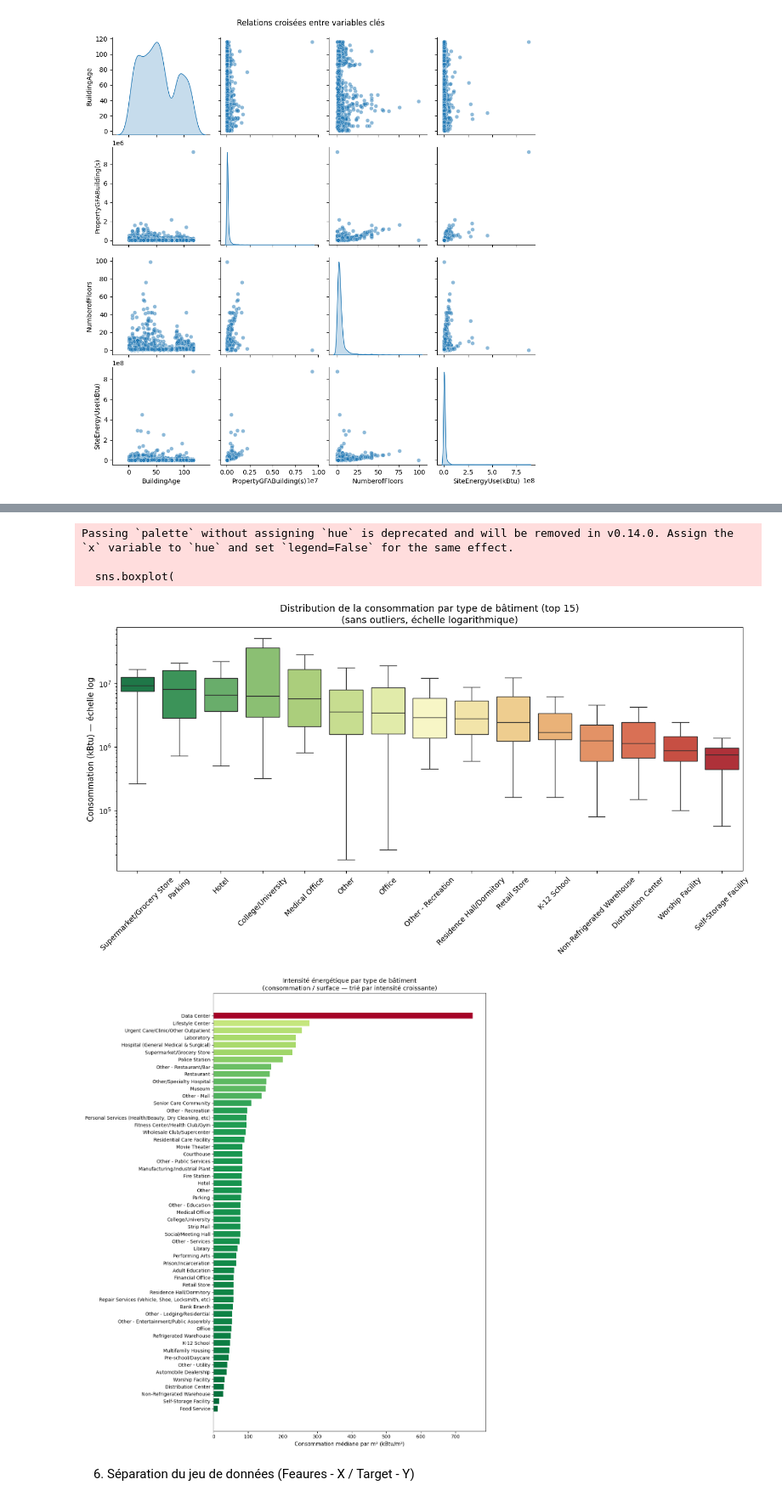
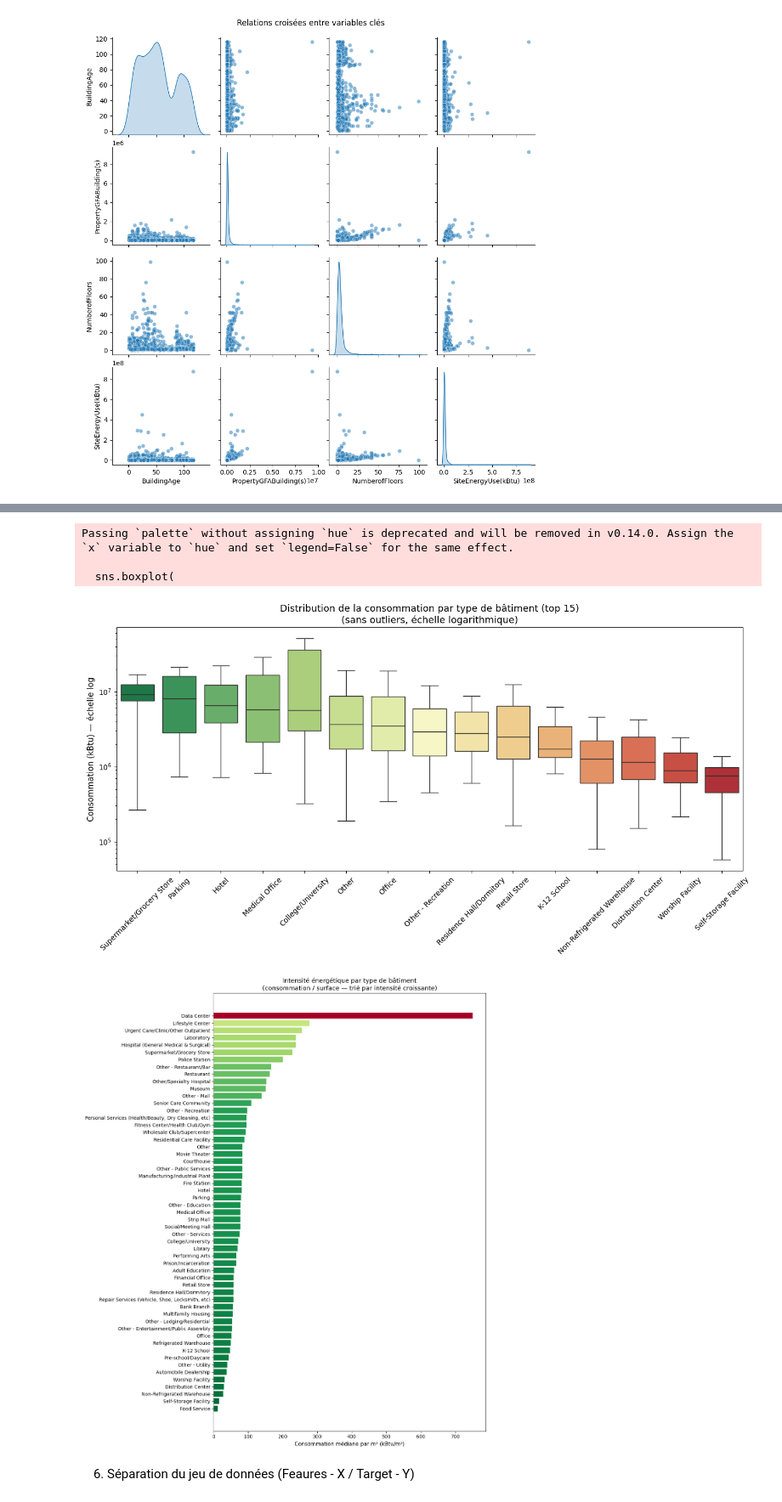
Before and after one commit to AxelFB1992/projet6, a Jupyter notebook: template_modelisation_supervisee.ipynb, the cells around one changed output, grey strips where cells are left out. Shown at 85% size. Saved outputs shown, nothing was run; the diff lists cells and outputs as text; code cells hidden in the pictures.

```diff
--- a/template_modelisation_supervisee.ipynb
+++ b/template_modelisation_supervisee.ipynb
@@ -2101,13 +2137,22 @@ import seaborn as sns
 
 # Repartir du dataset avant mapping pour avoir les modalités originales
 #df_raw = filtered_15_building_consumption.copy()
-df_raw = pd.read_csv("2016_Building_Energy_Benchmarking.csv")
+#df_raw = pd.read_csv("2016_Building_Energy_Benchmarking.csv")
 
 # Appliquer les mêmes filtres qu'avant
 types_non_residentiels = ['NonResidential', 'Nonresidential COS', 'NonResidential WA', 'SPS-District K-12', 'Campus']
-df_raw = df_raw[df_raw['BuildingType'].isin(types_non_residentiels)].copy()
+#df_raw = df_raw[df_raw['BuildingType'].isin(types_non_residentiels)].copy()
+
+#On va plutôt faire un copy sur la version 12 du dataframe que l'on a en notre possession : filtered_12_building_consumption
+#Cette version est celle juste avant de supprimer les LargestPropertyUseType, SecondLargestPropertyUseType et ThirdLargestPropertyUseType et leurs surfaces
+#Ce sont ces variables que l'on souhaite analyser pour voir si elles ne peuvent pas être regroupés donc il est important d'avoir une version qui les a conservé
+#Dans, dans cette version, on a déjà supprimé un bon nombre d'outliers grâce aux colonnes 'Outliers', 'Compliance Status' et 'DefaultData'
+df_raw = filtered_12_building_consumption.copy()
+
 df_raw = df_raw[df_raw['SiteEnergyUse(kBtu)'].notna() & (df_raw['SiteEnergyUse(kBtu)'] > 0)]
-df_raw = df_raw[df_raw['DefaultData'] == False].copy()
+
+#la variable 'DefaultData' n'est plus présente de notre data frame car elle a été supprimée (seules les valeurs à 'False' ont été gardées)
+#df_raw = df_raw[df_raw['DefaultData'] == False].copy()
 
 # ============================================================
 # GRAPHIQUE 1 — Consommation médiane par LargestPropertyUseType
@@ -2208,8 +2253,8 @@ plt.show()
 Passing `palette` without assigning `hue` is deprecated and will be removed in v0.14.0. Assign the `x` variable to `hue` and set `legend=False` for the same effect.
 
   sns.boxplot(
-[figure, old version]
+[figure, new version]
-[figure, old version]
+[figure, new version]
 # %% [markdown]
 6) Séparation du jeu de données (Feaures - X / Target - Y)
 # %%
```
Also changed, not shown: parts of 34 cells of this notebook.
